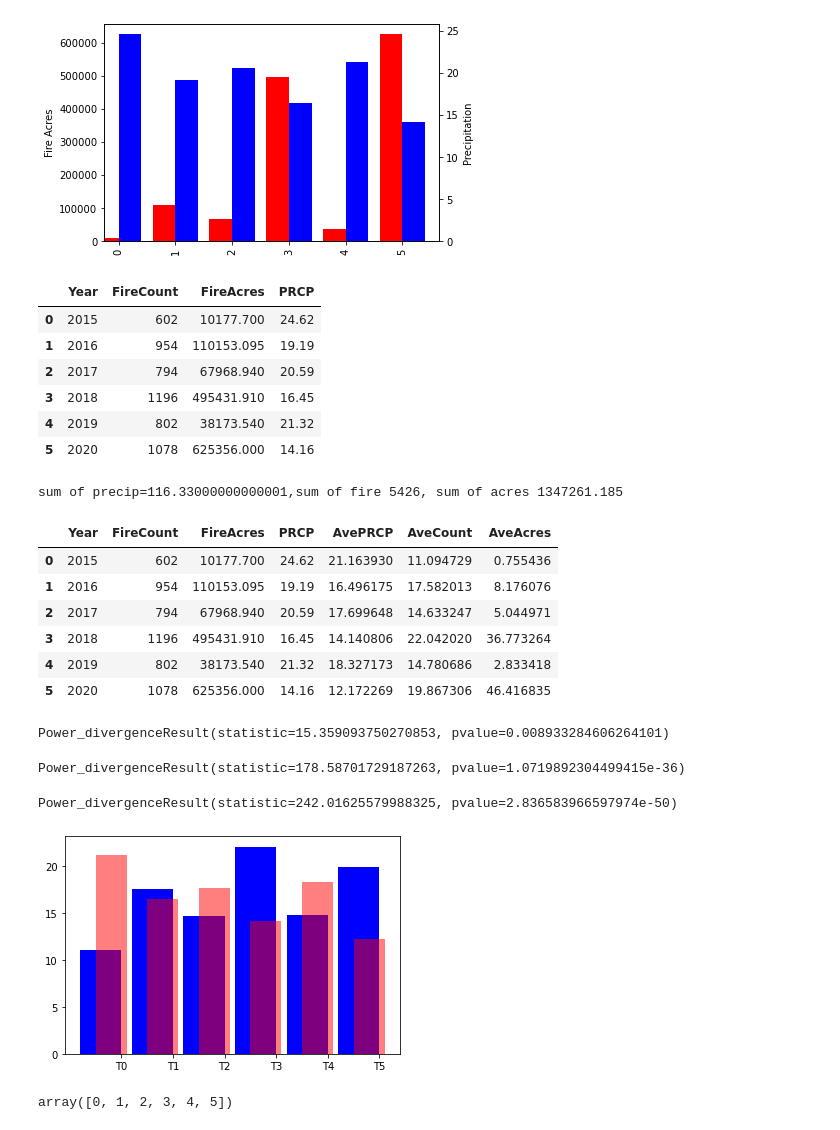
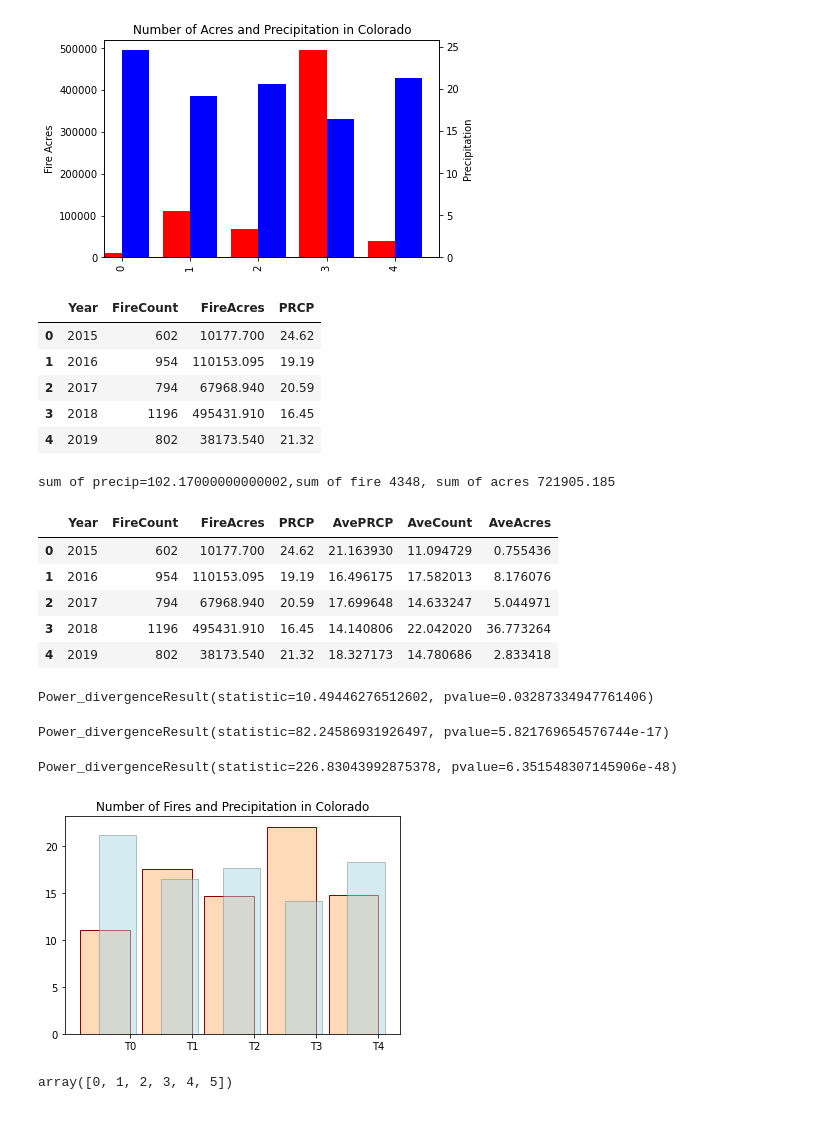
Before and after one commit to Renee-W/ProjectTest, a Jupyter notebook: RW/fire-prcp.ipynb, the cells around one changed output. Drawn from its saved outputs; the diff is of its cells as text; code cells hidden in the pictures.

```diff
--- a/RW/fire-prcp.ipynb
+++ b/RW/fire-prcp.ipynb
@@ -7,12 +7,12 @@ import numpy as np
 import scipy.stats as stats
 import pandas as pd
 # %%
-precp=pd.DataFrame({"Year":['2015', '2016', '2017', '2018', '2019', '2020'],
-   "PRCP":[24.62, 19.19, 20.59, 16.45, 21.32, 14.16]})
-firect=pd.DataFrame({"Year":['2015', '2016', '2017', '2018', '2019', '2020'],
-                     "Fires":[602, 954, 794, 1196, 802, 1078]})
-fireacre=pd.DataFrame({"Year":['2015', '2016', '2017', '2018', '2019', '2020'],
-                     "Fires":[10177.700, 110153.095, 67968.940, 495431.910, 38173.540, 625356]})
+precp=pd.DataFrame({"Year":['2015', '2016', '2017', '2018', '2019'],
+   "PRCP":[24.62, 19.19, 20.59, 16.45, 21.32]})
+firect=pd.DataFrame({"Year":['2015', '2016', '2017', '2018', '2019'],
+                     "Fires":[602, 954, 794, 1196, 802]})
+fireacre=pd.DataFrame({"Year":['2015', '2016', '2017', '2018', '2019'],
+                     "Fires":[10177.700, 110153.095, 67968.940, 495431.910, 38173.540]})
 # %%
 firecombo=pd.merge(firect, fireacre, on='Year')
 fireprcp=pd.merge(firecombo, precp, on ='Year')
@@ -94,10 +93,10 @@ fireprcp.PRCP.plot(kind='bar', color='blue', ax=ax2, width=width, position=0)
 
 ax.set_ylabel('Fire Acres')
 ax2.set_ylabel('Precipitation')
-
+plt.title('Number of Acres and Precipitation in Colorado')
 plt.show()
 # %% [output]
-[figure, old version]
+[figure, new version]
 # %%
 # # Histogram Plot of Da
 # plt.subplot(2, 1, 2)
@@ -117,14 +116,13 @@ fireprcp
 | 2 | 2017 | 794 | 67968.940 | 20.59 |
 | 3 | 2018 | 1196 | 495431.910 | 16.45 |
 | 4 | 2019 | 802 | 38173.540 | 21.32 |
-| 5 | 2020 | 1078 | 625356.000 | 14.16 |
 # %%
 precpsum=(fireprcp['PRCP']).sum()
 firesum=(fireprcp['FireCount']).sum()
 acressum=(fireprcp['FireAcres']).sum()
 print(f'sum of precip={precpsum},sum of fire {firesum}, sum of acres {acressum}')
 # %% [output]
-sum of precip=116.33000000000001,sum of fire 5426, sum of acres 1347261.185
+sum of precip=102.17000000000002,sum of fire 4348, sum of acres 721905.185
 # %%
 percent=fireprcp[['Year', 'FireCount', 'FireAcres', 'PRCP']]
 percent['AvePRCP']=((percent['PRCP']/116.33)*100)
@@ -139,46 +137,45 @@ percent
 | 2 | 2017 | 794 | 67968.940 | 20.59 | 17.699648 | 14.633247 | 5.044971 |
 | 3 | 2018 | 1196 | 495431.910 | 16.45 | 14.140806 | 22.042020 | 36.773264 |
 | 4 | 2019 | 802 | 38173.540 | 21.32 | 18.327173 | 14.780686 | 2.833418 |
-| 5 | 2020 | 1078 | 625356.000 | 14.16 | 12.172269 | 19.867306 | 46.416835 |
 # %%
 # Run the chi square test with stats.chisquare()
 stats.chisquare(percent['AveCount'], percent['AvePRCP'])
 # %% [output]
-Power_divergenceResult(statistic=15.359093750270853, pvalue=0.008933284606264101)
+Power_divergenceResult(statistic=10.49446276512602, pvalue=0.03287334947761406)
 # %%
 # Run the chi square test with stats.chisquare()
 stats.chisquare(percent['AveAcres'], percent['AvePRCP'])
 # %% [output]
-Power_divergenceResult(statistic=178.58701729187263, pvalue=1.0719892304499415e-36)
+Power_divergenceResult(statistic=82.24586931926497, pvalue=5.821769654576744e-17)
 # %%
 # Run the chi square test with stats.chisquare()
 stats.chisquare(percent['AveCount'], percent['AveAcres'])
 # %% [output]
-Power_divergenceResult(statistic=242.01625579988325, pvalue=2.836583966597974e-50)
+Power_divergenceResult(statistic=226.83043992875378, pvalue=6.351548307145906e-48)
 # %%
 #plot together
 width=0.8
 highPower=(percent['AveCount'])
 lowPower=(percent['AvePRCP'])
 
 
 indices = np.arange(len(highPower))
 #indices=(percent['Year'])
 
 plt.bar(indices, highPower, width=width,
-        color='b', label='Fire Count')
+        color='peachpuff', edgecolor='darkred', label='Fire Count')
 plt.bar([i+0.25*width for i in indices], lowPower,
-        width=0.75*width, color='r', alpha=0.5, label='Precipitation')
+        width=0.75*width, color='lightblue', edgecolor='lightslategray', alpha=0.5, label='Precipitation')
 
 #plt.xticks()
 
 plt.xticks(indices+width/2.,
            ['T{}'.format(i) for i in range(len(highPower))] )
-
+plt.title('Number of Fires and Precipitation in Colorado')
 # plt.legend()
 plt.show()
 # %% [output]
-[figure, old version]
+[figure, new version]
 # %%
 indices
 # %% [output]
```
Also changed, not shown: parts of 8 cells of this notebook.
